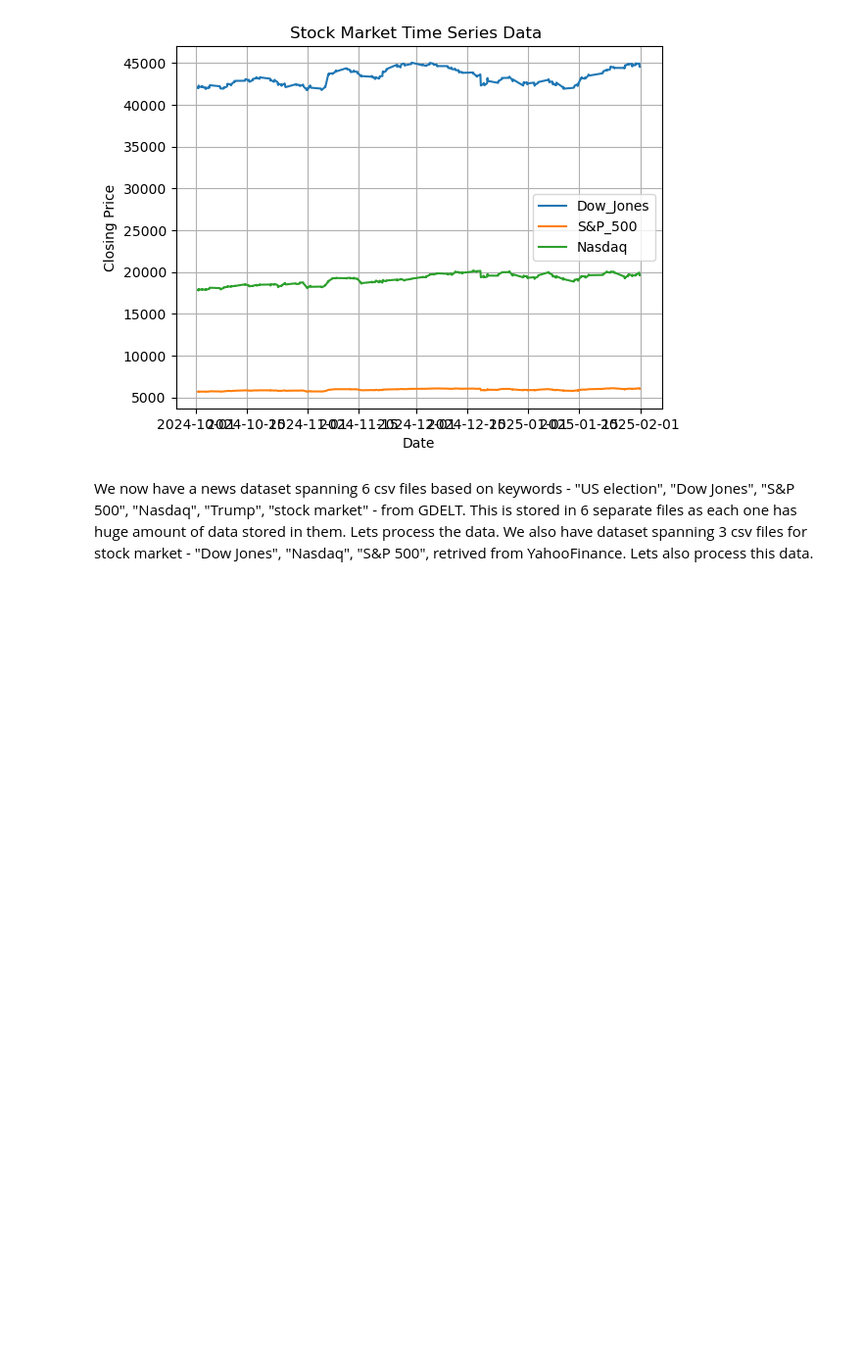
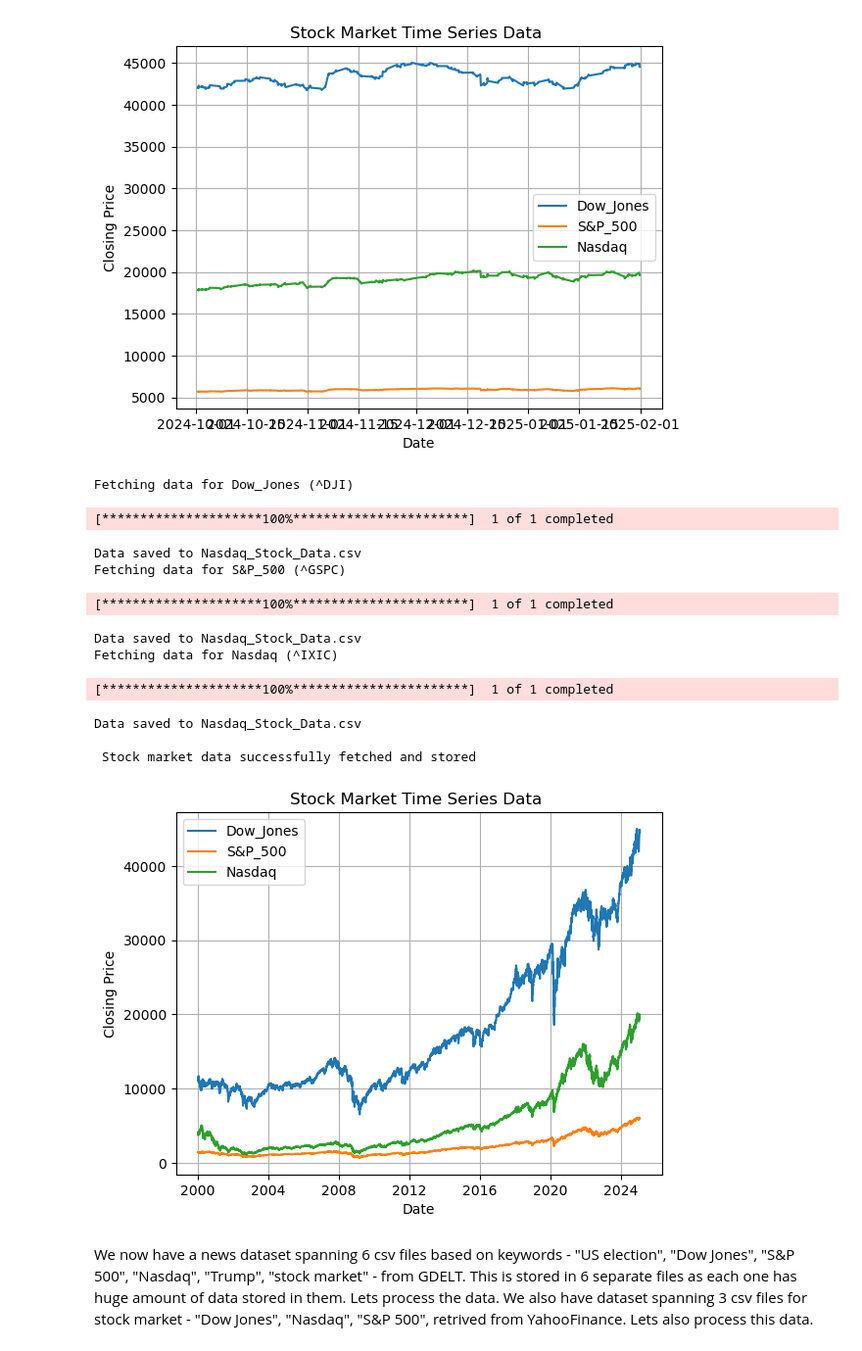
Before and after one commit to krupakmurthy/final_capstone, a Jupyter notebook: capstone.ipynb, the cells around one changed output. Shown at 98% size. Saved outputs shown, nothing was run; the diff lists cells and outputs as text; code cells hidden in the pictures; blank space fills up the shorter version.

Commit message:
added a plot

```diff
--- a/capstone.ipynb
+++ b/capstone.ipynb
@@ -118,6 +118,47 @@ Data saved to Nasdaq_Stock_Data.csv
 
  Stock market data successfully fetched and stored
 [figure]
+# %%
+#Lets also plot at historical stock prices from 2000 to Jan 31, 2025, for informational purposes
+
+indices = {
+    'Dow_Jones': '^DJI',
+    'S&P_500': '^GSPC',
+    'Nasdaq': '^IXIC'
+}
+
+start_date = '2000-01-01'
+end_date = '2025-02-01'
+
+for name, ticker in indices.items():
+    print(f"Fetching data for {name} ({ticker})")
+
+    df = yf.download(ticker, start=start_date, end=end_date, interval="1d")
+
+    print(f"Data saved to {filename}")
+    plt.plot(df.index, df['Close'], label=name)
+
+print("\n Stock market data successfully fetched and stored")
+
+plt.title("Stock Market Time Series Data ")
+plt.xlabel("Date")
+plt.ylabel("Closing Price")
+plt.legend()
+plt.grid(True)
+plt.show()
+# %% [output]
+Fetching data for Dow_Jones (^DJI)
+[*********************100%***********************]  1 of 1 completed
+Data saved to Nasdaq_Stock_Data.csv
+Fetching data for S&P_500 (^GSPC)
+[*********************100%***********************]  1 of 1 completed
+Data saved to Nasdaq_Stock_Data.csv
+Fetching data for Nasdaq (^IXIC)
+[*********************100%***********************]  1 of 1 completed
+Data saved to Nasdaq_Stock_Data.csv
+
+ Stock market data successfully fetched and stored
+[figure, added]
 # %% [markdown]
 We now have a news dataset spanning 6 csv files based on keywords - "US election", "Dow Jones", "S&P 500", "Nasdaq", "Trump", "stock market" - from GDELT. This is stored in 6 separate files as each one has huge amount of data stored in them. Lets process the data.
 We also have dataset spanning 3 csv files for stock market - "Dow Jones", "Nasdaq", "S&P 500", retrived from YahooFinance. Lets also process this data.
```
Also changed, not shown: parts of 5 cells of this notebook.
